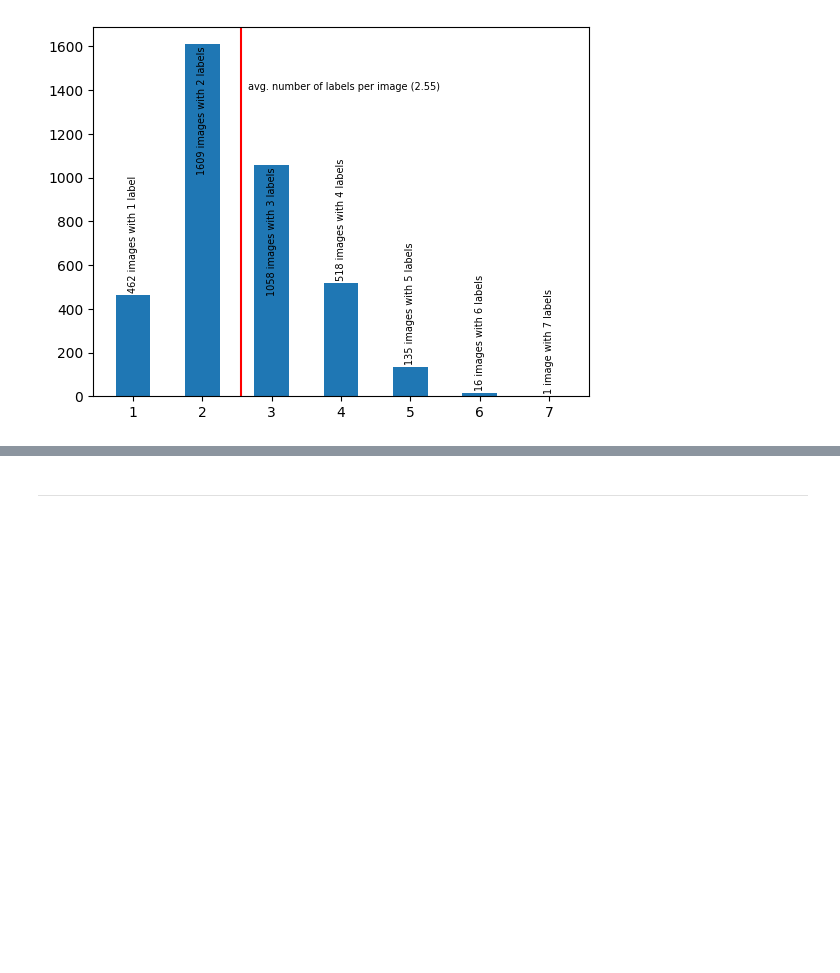
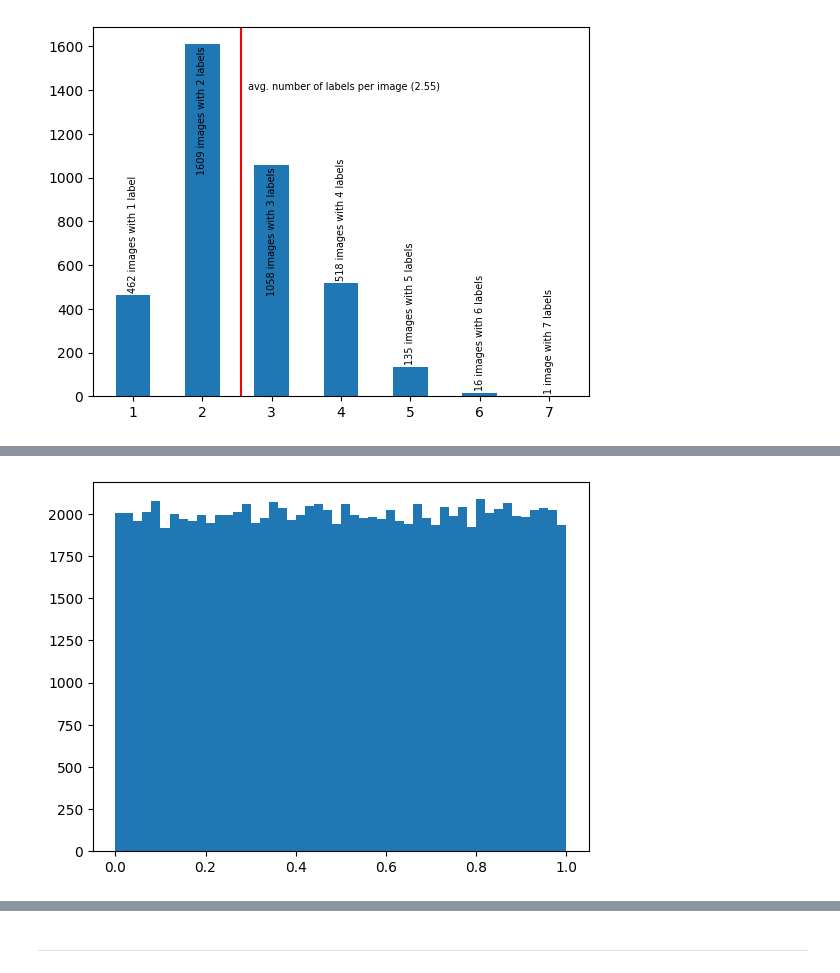
Before and after one commit to valevo/TagThePicture-AI, a Jupyter notebook: data/first-insights.ipynb, the cells around one changed output, grey strips where cells are left out. Saved outputs shown, nothing was run; the diff lists cells and outputs as text; code cells hidden in the pictures; blank space fills up the shorter version.

```diff
--- a/data/first-insights.ipynb
+++ b/data/first-insights.ipynb
@@ -139,3 +216,12 @@ len(df.groupy("image_id")
+# %%
+def sample_frac():
+    n = np.random.randint(1, 7000)
+    return np.random.randint(1, n)/n if n > 1 else sample_frac()
+
+X = np.asarray([sample_frac() for i in tqdm(range(100000))])
+_=plt.hist(X, bins=50)
+# %% [output]
+[figure, added]
 # %%
 from collections import Counter
 def entropy(ls):
```
Also changed, not shown: parts of 10 cells of this notebook.
